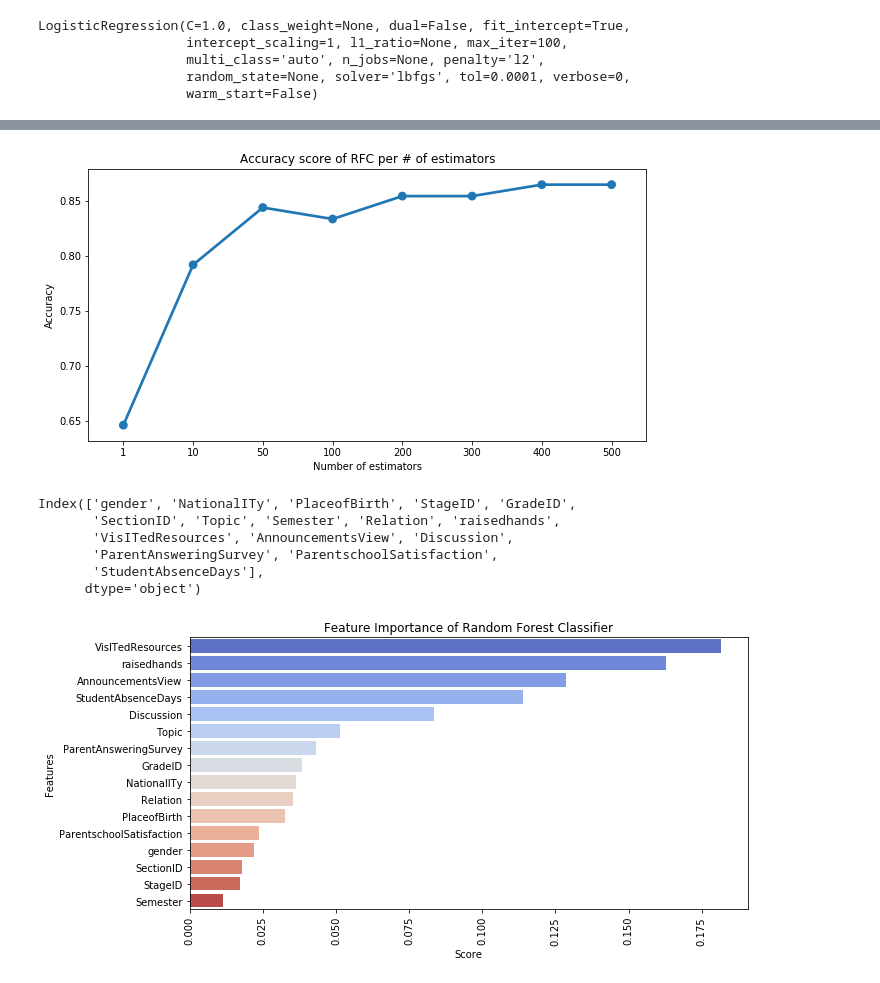
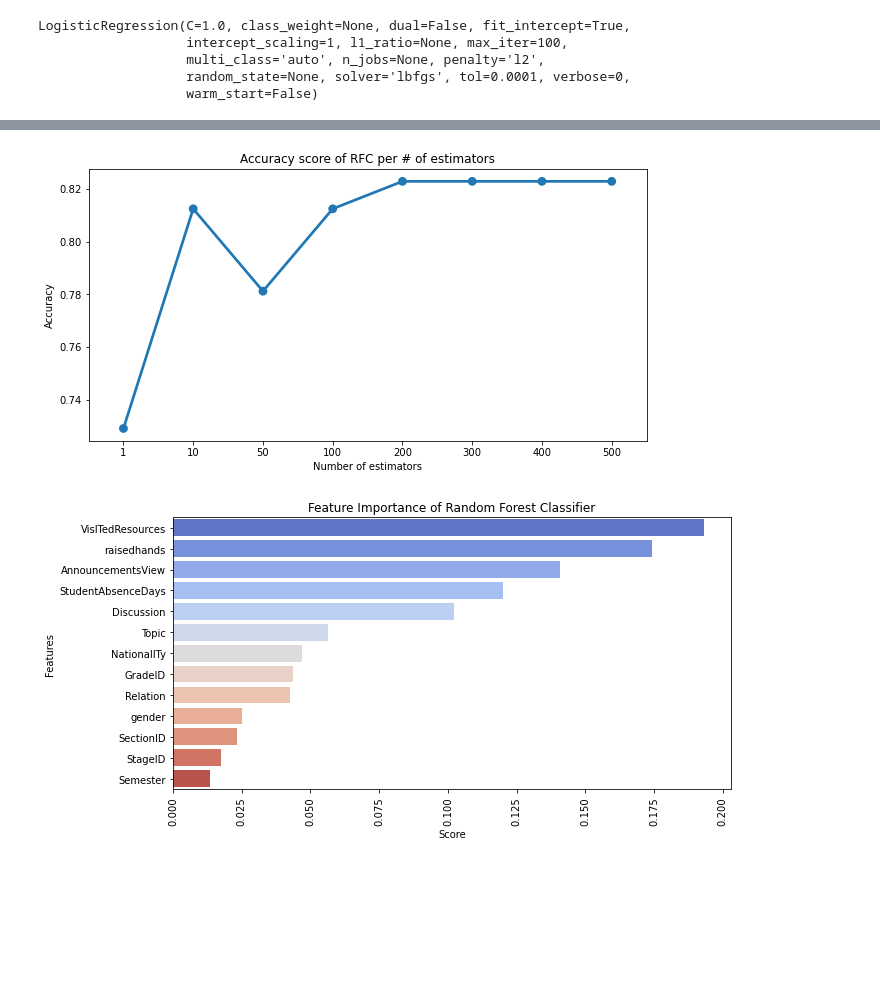
Before and after one commit to carlodizon03/DM-Students-Academic-Performance-, a Jupyter notebook: EDA.ipynb, the cells around one changed output, grey strips where cells are left out. Drawn from its saved outputs; the diff is of its cells as text; code cells hidden in the pictures; blank space fills up the shorter version.

Commit message:
separated code for models

```diff
--- a/EDA.ipynb
+++ b/EDA.ipynb
@@ -252,0 +153,10 @@ for col in Cat_Colums:
+# %%
+
+#Class Encoding
+Features = data.drop(['Class','ParentAnsweringSurvey','ParentschoolSatisfaction','PlaceofBirth'],axis=1)
+print(Features['GradeID'].unique())
+Target = data['Class']
+label = LabelEncoder()
+Cat_Colums = Features.dtypes.pipe(lambda Features: Features[Features=='object']).index
+for col in Cat_Colums:
+    Features[col] = label.fit_transform(Features[col])
@@ -267,7 +198,7 @@ LogisticRegression(C=1.0, class_weight=None, dual=False, fit_intercept=True,
 # %%
 keys = []
 scores = []
-models = {'Logistic Regression': LogisticRegression(), 'Decision Tree': DecisionTreeClassifier(max_depth=5,),
+models = {'Logistic Regression': LogisticRegression(), 'Decision Tree': DecisionTreeClassifier(max_depth=5),
           'Random Forest': RandomForestClassifier(n_estimators=300, random_state=52, max_depth=5)}
 for k,v in models.items():
     mod = v
@@ -343,28 +266,19 @@ plot.set(xlabel='Number of estimators', ylabel='Accuracy',
          title='Accuracy score of RFC per # of estimators')
 plt.show()
 # %% [output]
-[figure, old version]
+[figure, new version]
-# %%
-X.columns
-# %% [output]
-Index(['gender', 'NationalITy', 'PlaceofBirth', 'StageID', 'GradeID',
-       'SectionID', 'Topic', 'Semester', 'Relation', 'raisedhands',
-       'VisITedResources', 'AnnouncementsView', 'Discussion',
-       'ParentAnsweringSurvey', 'ParentschoolSatisfaction',
-       'StudentAbsenceDays'],
-      dtype='object')
 # %%
 rfc = RandomForestClassifier(n_estimators=200, random_state=52)
 pred = rfc.fit(X_train, y_train).predict(X_test)
-dn = {'features':X.columns, 'score':rfc.feature_importances_}
+dn = {'features':Features.columns, 'score':rfc.feature_importances_}
 df = pd.DataFrame.from_dict(data=dn).sort_values(by='score', ascending=False)
 plot = sns.barplot(x='score', y='features', data=df, orient='h', palette='coolwarm')
 plot.set(xlabel='Score', ylabel='Features',
          title='Feature Importance of Random Forest Classifier')
 plt.setp(plot.get_xticklabels(), rotation=90)
 plt.show()
 # %% [output]
-[figure, old version]
+[figure, new version]
 # %%
 # Exploring minimum leaf samples
 score = []
```
Also changed, not shown: parts of 24 cells of this notebook, 2 other files.
